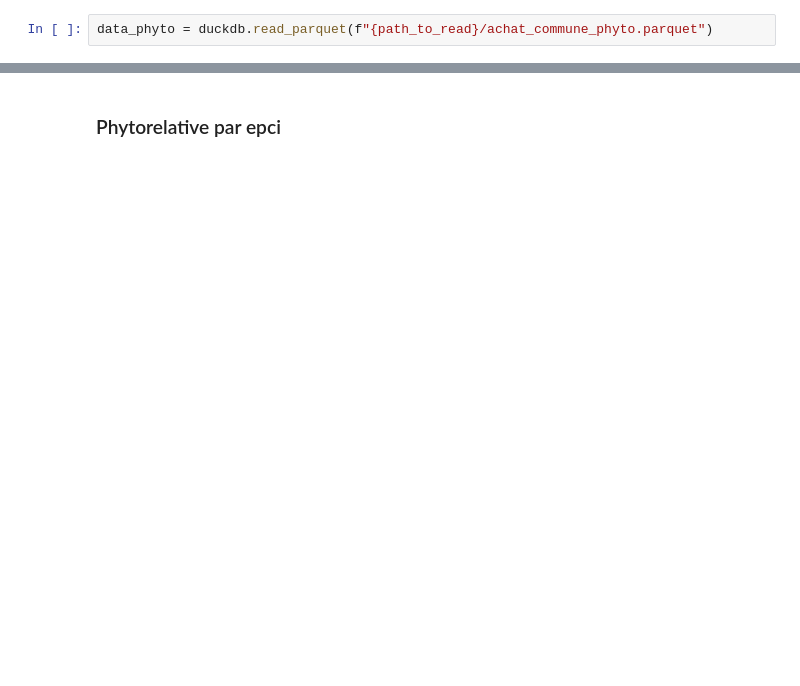
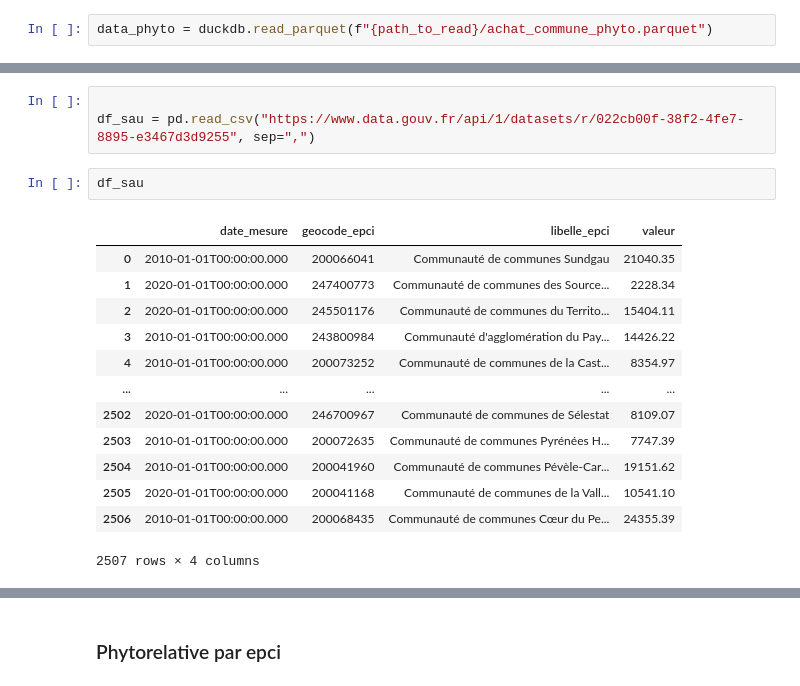
Before and after one commit to Guillaume-BR/diag360, a Jupyter notebook: notebook/phyto.ipynb, the cells around one changed output, grey strips where cells are left out. Saved outputs shown, nothing was run; the diff lists cells and outputs as text; blank space fills up the shorter version.

```diff
--- a/notebook/phyto.ipynb
+++ b/notebook/phyto.ipynb
@@ -85,0 +216,19 @@ phyto
+# %%
+
+df_sau = pd.read_csv("https://www.data.gouv.fr/api/1/datasets/r/022cb00f-38f2-4fe7-8895-e3467d3d9255", sep=",")
+# %%
+df_sau
+# %% [output]
+|  | date_mesure | geocode_epci | libelle_epci | valeur |
+| 0 | 2010-01-01T00:00:00.000 | 200066041 | Communauté de communes Sundgau | 21040.35 |
+| 1 | 2020-01-01T00:00:00.000 | 247400773 | Communauté de communes des Source... | 2228.34 |
+| 2 | 2020-01-01T00:00:00.000 | 245501176 | Communauté de communes du Territo... | 15404.11 |
+| 3 | 2010-01-01T00:00:00.000 | 243800984 | Communauté d'agglomération du Pay... | 14426.22 |
+| 4 | 2010-01-01T00:00:00.000 | 200073252 | Communauté de communes de la Cast... | 8354.97 |
+| ... | ... | ... | ... | ... |
+| 2502 | 2020-01-01T00:00:00.000 | 246700967 | Communauté de communes de Sélestat | 8109.07 |
+| 2503 | 2010-01-01T00:00:00.000 | 200072635 | Communauté de communes Pyrénées H... | 7747.39 |
+| 2504 | 2010-01-01T00:00:00.000 | 200041960 | Communauté de communes Pévèle-Car... | 19151.62 |
+| 2505 | 2020-01-01T00:00:00.000 | 200041168 | Communauté de communes de la Vall... | 10541.10 |
+| 2506 | 2010-01-01T00:00:00.000 | 200068435 | Communauté de communes Cœur du Pe... | 24355.39 |
+2507 rows × 4 columns
```
Also changed, not shown: parts of 16 cells of this notebook, 17 other files.
